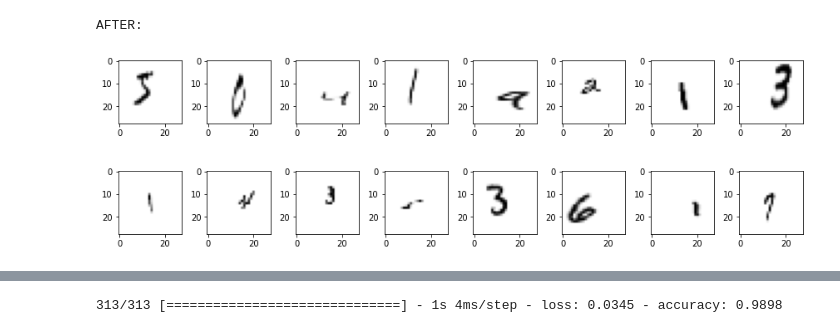
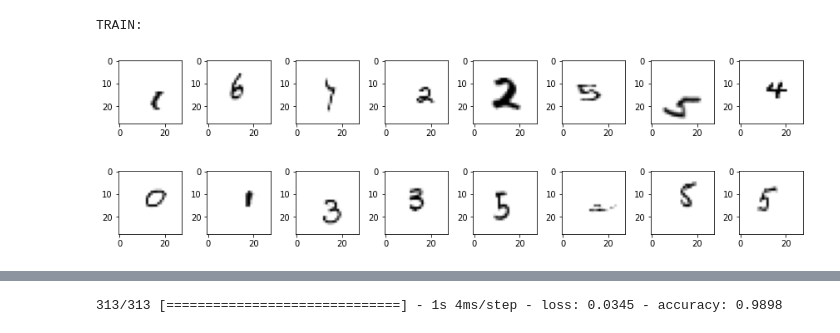
Before and after one commit to indykindyk/Sudoku-solver-opencv, a Jupyter notebook: src/gowno.ipynb, the cells around one changed output, grey strips where cells are left out. Cells and saved outputs as stored; diff of their text form; code cells hidden in the pictures.

```diff
--- a/src/gowno.ipynb
+++ b/src/gowno.ipynb
@@ -12,11 +12,13 @@ from tensorflow.keras.preprocessing.image import ImageDataGenerator
 X_test = X_test.reshape(X_test.shape[0], 28, 28, 1)
 y_test = y_test.reshape(y_test.shape[0], 1)
 # %%
-zoom_range=(1, 4) # define zoom range
+zoom_range=(1, 3) # define zoom range
 # Create ImageDataGenerator training instance with data augmentation
 train_datagen = ImageDataGenerator(rescale=1/255.,
                                    zoom_range=zoom_range, # zoom into the image
                                    width_shift_range=0.3, # shift the image width ways
-                                   height_shift_range=0.3) # shift the image height ways
+                                   height_shift_range=0.3 ) # shift the image height ways
+
+valid_datagen = ImageDataGenerator(rescale=1/255.)
 # %%
 train_datagen.fit(X_train.reshape(X_train.shape[0], 28, 28, 1))
@@ -26,15 +29,15 @@ num_row = 2
 num_col = 8
 num = num_row*num_col
 # %%
-print('AFTER:\n')
+print('TRAIN:\n')
 fig2, axes2 = plt.subplots(num_row, num_col, figsize=(1.5*num_col,2*num_row))
-for X, Y in train_datagen.flow(X_train.reshape(X_train.shape[0], 28, 28, 1),y_train.reshape(y_train.shape[0], 1),batch_size=num,shuffle=False):
+for X, Y in train_datagen.flow(X_train.reshape(X_train.shape[0], 28, 28, 1),y_train.reshape(y_train.shape[0], 1),batch_size=num,shuffle=True):
      for i in range(0, num):
           ax = axes2[i//num_col, i%num_col]
           ax.imshow(X[i].reshape(28,28), cmap='gray_r')
      break
 plt.tight_layout()
 plt.show()
 # %% [output]
-AFTER:
+TRAIN:
-[figure, old version]
+[figure, new version]
```
Also changed, not shown: parts of 7 cells of this notebook.
